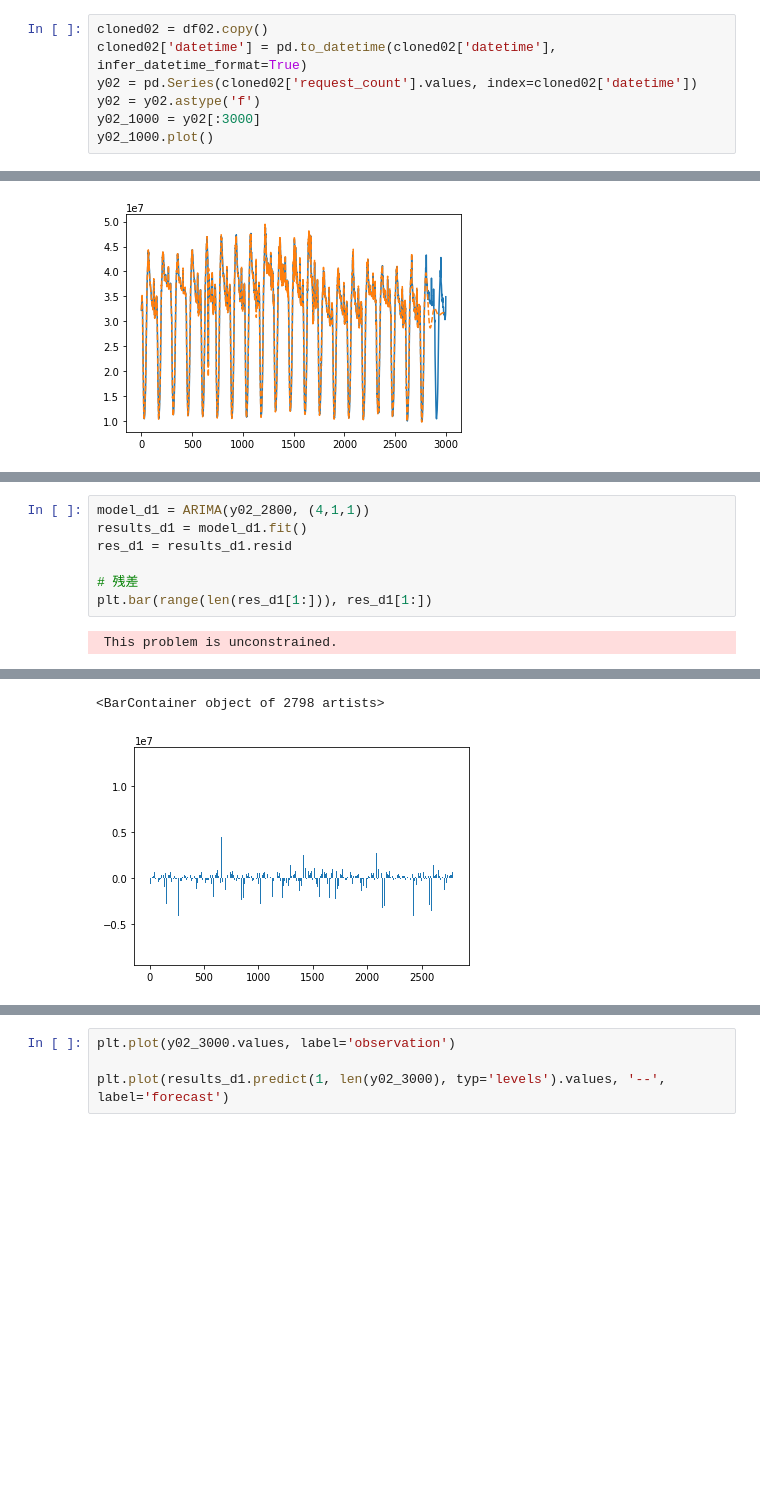
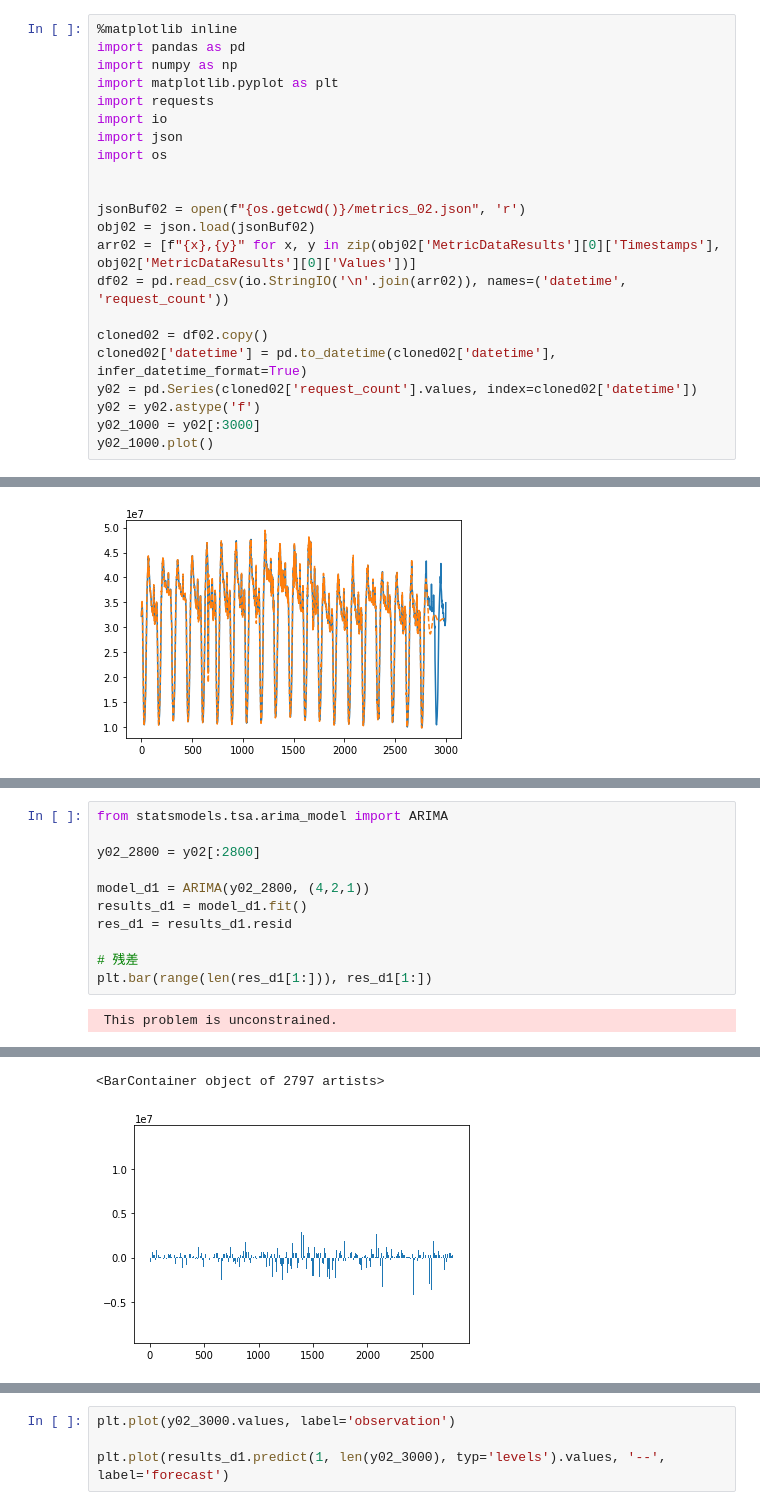
Before and after one commit to nnao45/jaist-my-jupyter, a Jupyter notebook: notebook/test_cloudwatch/test01.ipynb, the cells around one changed output, grey strips where cells are left out. Drawn from its saved outputs; the diff is of its cells as text; blank space fills up the shorter version.

```diff
--- a/notebook/test_cloudwatch/test01.ipynb
+++ b/notebook/test_cloudwatch/test01.ipynb
@@ -69,6 +69,21 @@ df02
 | 7286 | 2022-01-23T09:30:00Z | 27643561.0 |
 7287 rows × 2 columns
 # %%
+%matplotlib inline
+import pandas as pd
+import numpy as np
+import matplotlib.pyplot as plt
+import requests
+import io
+import json
+import os
+
+
+jsonBuf02 = open(f"{os.getcwd()}/metrics_02.json", 'r')
+obj02 = json.load(jsonBuf02)
+arr02 = [f"{x},{y}" for x, y in zip(obj02['MetricDataResults'][0]['Timestamps'], obj02['MetricDataResults'][0]['Values'])]
+df02 = pd.read_csv(io.StringIO('\n'.join(arr02)), names=('datetime', 'request_count'))
+
 cloned02 = df02.copy()
 cloned02['datetime'] = pd.to_datetime(cloned02['datetime'], infer_datetime_format=True)
 y02 = pd.Series(cloned02['request_count'].values, index=cloned02['datetime'])
@@ -154,5 +192,9 @@ plt.plot(results_d0.predict(1, len(y02_3000)).values, '--', label='forecast')
 # %%
-model_d1 = ARIMA(y02_2800, (4,1,1))
+from statsmodels.tsa.arima_model import ARIMA
+
+y02_2800 = y02[:2800]
+
+model_d1 = ARIMA(y02_2800, (4,2,1))
 results_d1 = model_d1.fit()
 res_d1 = results_d1.resid
 
@@ -178,5 +220,5 @@ At iterate    5    f=  1.51839D+01    |proj g|=  1.01785D-04
 
 CONVERGENCE: REL_REDUCTION_OF_F_<=_FACTR*EPSMCH
-<BarContainer object of 2798 artists>
+<BarContainer object of 2797 artists>
-[figure, old version]
+[figure, new version]
 # %%
```
Also changed, not shown: parts of 5 cells of this notebook, 4 other files.
